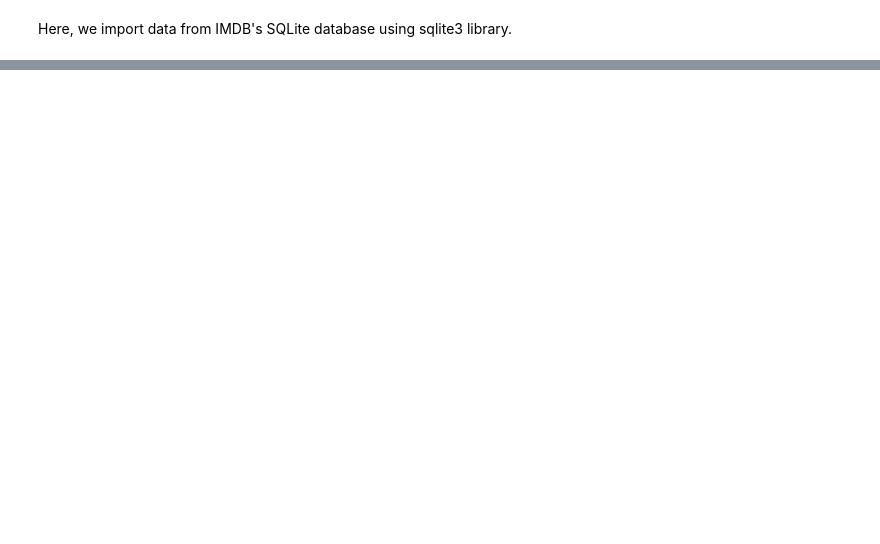
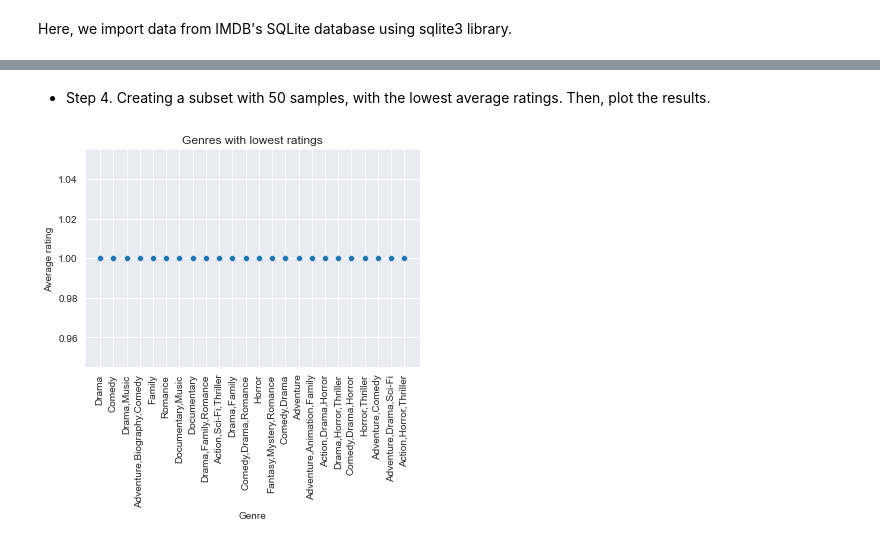
Before and after one commit to mahanabba/Pod_3_Capstone, a Jupyter notebook: student.ipynb, the cells around one changed output, grey strips where cells are left out. Cells and saved outputs as stored; diff of their text form; code cells hidden in the pictures; blank space fills up the shorter version.

```diff
--- a/student.ipynb
+++ b/student.ipynb
@@ -139,0 +69,11 @@ bomDF.shape
+# %%
+q = pd.read_sql("""
+
+SELECT *
+FROM movie_basics b
+INNER JOIN movie_ratings r
+ON b.movie_id = r.movie_id
+
+;
+""", con=conn)
+q.head()
@@ -139,0 +93,2 @@ bomDF.shape
+# %%
+q.dropna(subset=['genres'], inplace=True)
@@ -139,0 +103,10 @@ bomDF.shape
+# %%
+# Using seaborn library, we plot the 50 sample set from the dataset "q" with the highest average rating
+# X axis represents all genres distributed within the 50 sample set.
+# Y axis represents the average rating values.
+sns.set_style("darkgrid")
+sns.scatterplot(data=qmaxr, x="genres", y="averagerating", );
+plt.xticks(rotation=90);
+plt.xlabel("Genre");
+plt.ylabel("Average rating");
+plt.title("Genres with highest ratings");
@@ -139,0 +115,16 @@ bomDF.shape
+# %% [markdown]
+- Step 4. Creating a subset with 50 samples, with the lowest average ratings. Then, plot the results.
+# %%
+qminr = q.nsmallest(50, 'averagerating')
+# %%
+# Using seaborn library, we plot the 50 sample set from the dataset "q" with the lowest average rating.
+# X axis represents all genres distributed within the 50 sample set.
+# Y axis represents the average rating values.
+sns.set_style("darkgrid")
+sns.scatterplot(data=qminr, x="genres", y="averagerating");
+plt.xticks(rotation=90);
+plt.xlabel("Genre");
+plt.ylabel("Average rating");
+plt.title("Genres with lowest ratings");
+# %% [output]
+[figure, added]
```
Also changed, not shown: parts of 73 cells of this notebook.
